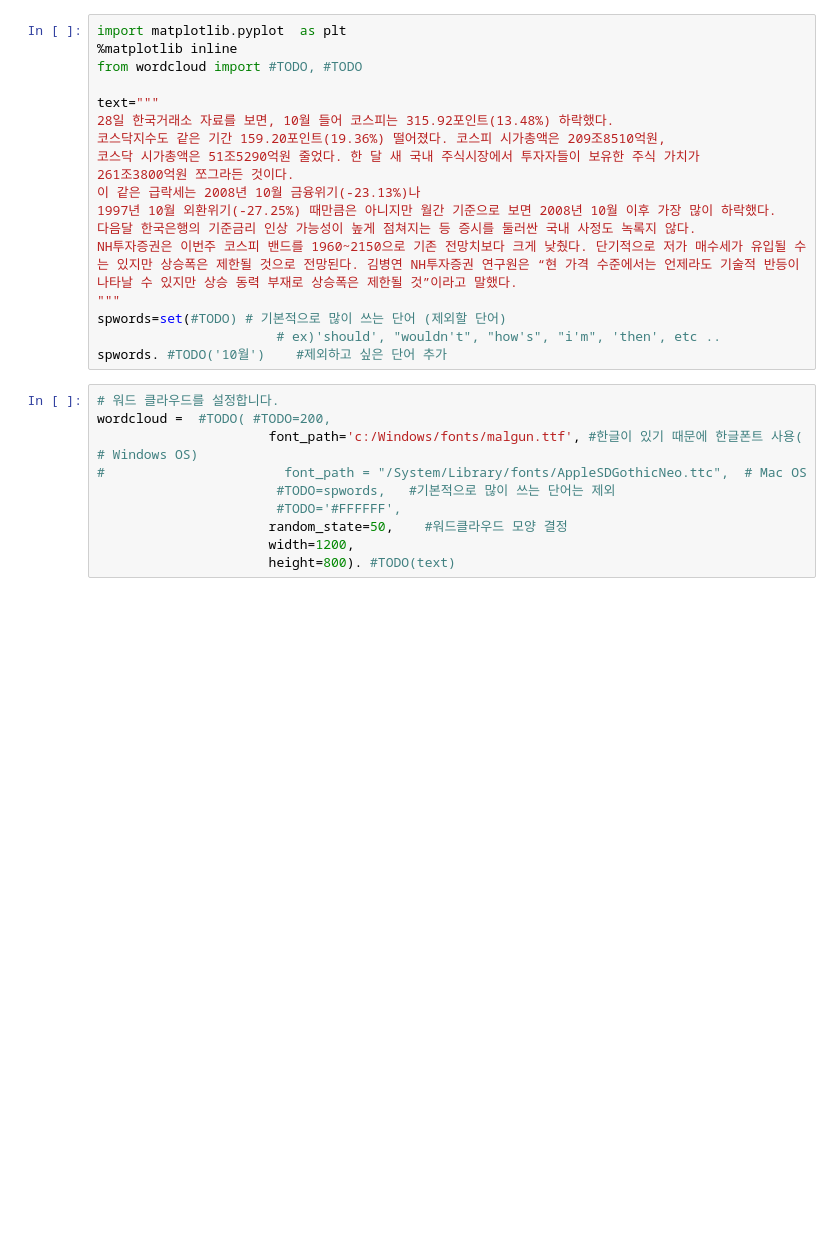
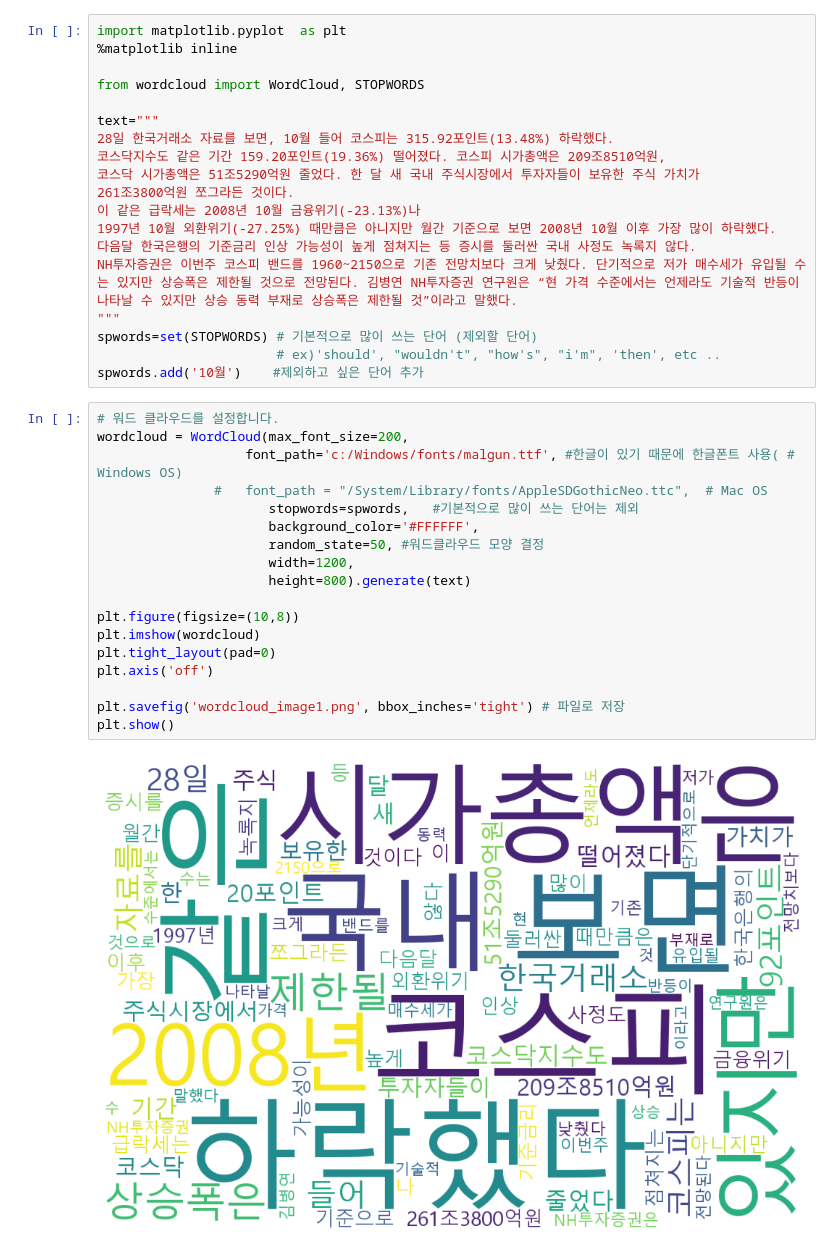
Before and after one commit to Ju0011/SW_Java, a Jupyter notebook: ws03_데이터수집/ex03_wordcloud(텍스트데이터시각화).ipynb, the cells around one changed output. Drawn from its saved outputs; the diff is of its cells as text; blank space fills up the shorter version.

Commit message:
data_worldCloud

```diff
--- a/ws03_데이터수집/ex03_wordcloud(텍스트데이터시각화).ipynb
+++ b/ws03_데이터수집/ex03_wordcloud(텍스트데이터시각화).ipynb
@@ -8,7 +21,8 @@ Note: you may need to restart the kernel to use updated packages.
 # %%
 import matplotlib.pyplot  as plt
 %matplotlib inline
-from wordcloud import #TODO, #TODO
+
+from wordcloud import WordCloud, STOPWORDS
 
 text="""
 28일 한국거래소 자료를 보면, 10월 들어 코스피는 315.92포인트(13.48%) 하락했다.
@@ -20,19 +34,29 @@ text="""
 다음달 한국은행의 기준금리 인상 가능성이 높게 점쳐지는 등 증시를 둘러싼 국내 사정도 녹록지 않다.
 NH투자증권은 이번주 코스피 밴드를 1960~2150으로 기존 전망치보다 크게 낮췄다. 단기적으로 저가 매수세가 유입될 수는 있지만 상승폭은 제한될 것으로 전망된다. 김병연 NH투자증권 연구원은 “현 가격 수준에서는 언제라도 기술적 반등이 나타날 수 있지만 상승 동력 부재로 상승폭은 제한될 것”이라고 말했다.
 """
-spwords=set(#TODO) # 기본적으로 많이 쓰는 단어 (제외할 단어)
+spwords=set(STOPWORDS) # 기본적으로 많이 쓰는 단어 (제외할 단어)
                        # ex)'should', "wouldn't", "how's", "i'm", 'then', etc ..
-spwords. #TODO('10월')    #제외하고 싶은 단어 추가
+spwords.add('10월')    #제외하고 싶은 단어 추가
 # %%
 # 워드 클라우드를 설정합니다.
-wordcloud =  #TODO( #TODO=200,
-                      font_path='c:/Windows/fonts/malgun.ttf', #한글이 있기 때문에 한글폰트 사용( # Windows OS)
-#                       font_path = "/System/Library/fonts/AppleSDGothicNeo.ttc",  # Mac OS
-                       #TODO=spwords,   #기본적으로 많이 쓰는 단어는 제외
-                       #TODO='#FFFFFF',
-                      random_state=50,    #워드클라우드 모양 결정
+wordcloud = WordCloud(max_font_size=200,
+                   font_path='c:/Windows/fonts/malgun.ttf', #한글이 있기 때문에 한글폰트 사용( # Windows OS)
+               #   font_path = "/System/Library/fonts/AppleSDGothicNeo.ttc",  # Mac OS
+                      stopwords=spwords,   #기본적으로 많이 쓰는 단어는 제외
+                      background_color='#FFFFFF',
+                      random_state=50, #워드클라우드 모양 결정
                       width=1200,
-                      height=800). #TODO(text)
+                      height=800).generate(text)
+
+plt.figure(figsize=(10,8))
+plt.imshow(wordcloud)
+plt.tight_layout(pad=0)
+plt.axis('off')
+
+plt.savefig('wordcloud_image1.png', bbox_inches='tight') # 파일로 저장
+plt.show()
+# %% [output]
+[figure, added]
 # %%
 plt.figure(figsize=(10,8))
 plt. #TODO( #TODO)
```
Also changed, not shown: parts of 2 cells of this notebook, 2 other files.
